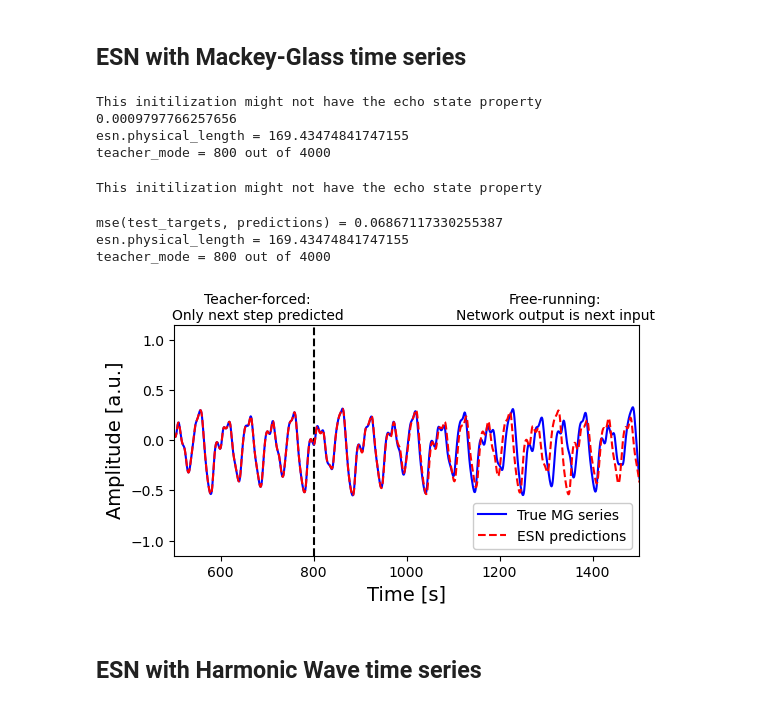
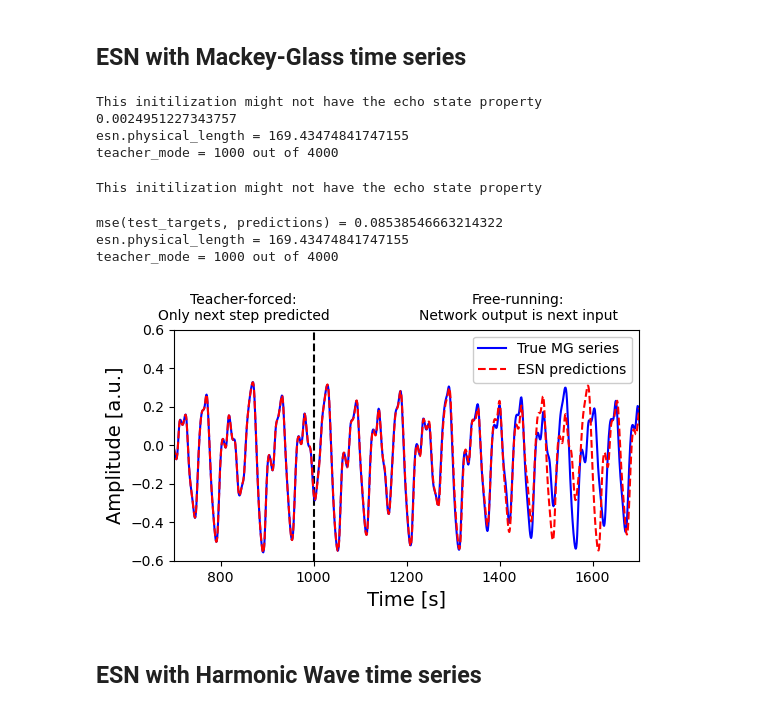
Before and after one commit to TMKamsma/Pyontronics, a Jupyter notebook: demo.ipynb, the cells around one changed output. Cells and saved outputs as stored; diff of their text form; code cells hidden in the pictures.

```diff
--- a/demo.ipynb
+++ b/demo.ipynb
@@ -75,8 +75,8 @@ plt.savefig("output/ginf_activator_plot.png",bbox_inches='tight')
 # %%
 # Generate Mackey-Glass time series for train and test sets
 mg_dt = 1
-mg_series = MackeyGlassGenerator(tau=17, n=100000, n_samples=50000, dt=mg_dt)
-mg_series_test = MackeyGlassGenerator(tau=17, n=10000, n_samples=5000, dt=mg_dt)
+mg_series = MackeyGlassGenerator(tau=17, n=21000, n_samples=21000, dt=mg_dt, seed=42)
+mg_series_test = MackeyGlassGenerator(tau=17, n=21000, n_samples=10000, dt=mg_dt, seed=24)
 
 # Normalize data between -1 and 1
 # mg_series = 2 * (mg_series - mg_series.min()) / (mg_series.max() - mg_series.min()) - 1
@@ -92,7 +92,7 @@ inputs_test = mg_series_test[:-1].reshape(-1, 1)
 targets_test = mg_series_test[1:].reshape(-1, 1)
 
 # Prepare train and test sets of desired lengths
-train_len = 40000
+train_len = 21000
 test_len = 4000
 train_inputs = inputs[:train_len]
 train_targets = targets[:train_len]
@@ -113,7 +113,7 @@ for i in range(test_num):
         sparsity=0.75,
         input_scaling=0.5,
         regularization=1e-6,
-        washout = round(train_len/400),
+        washout = 100,
         activation=ginf_activator.activate,
         guarantee_ESP=False,
         progress_bar=False,
@@ -123,10 +123,10 @@ for i in range(test_num):
     esn.fit(train_inputs, train_targets)
 
     # Generate predictions on test set
-    teacher_ratio = 0.2
+    teacher_ratio = 0.25
     predictions_mg = esn.predict(test_inputs, teacher_ratio=teacher_ratio)
 
-    mse_mean += (test_targets[883,0]-predictions_mg[883,0])**2/test_num
+    mse_mean += (test_targets[1083,0]-predictions_mg[1083,0])**2/test_num
 
 # Calculate prediction error after network settled from np.zeroes initialization
 rmse_mean = np.sqrt(mse_mean)
@@ -138,9 +138,9 @@ teacher_mode = int(len(test_targets)*teacher_ratio)
 print(f"{teacher_mode = } out of {len(test_targets)}")
 # %% [output]
 This initilization might not have the echo state property
-0.0009797766257656
+0.0024951227343757
 esn.physical_length = 169.43474841747155
-teacher_mode = 800 out of 4000
+teacher_mode = 1000 out of 4000
 # %%
 bpn = BandPassNetwork(
     input_dim=1,
@@ -148,7 +148,7 @@ bpn = BandPassNetwork(
     output_dim=1,
     leaking_rate=0.9,
     step_size=mg_dt,
-    time_scale=1/0.45,
+    time_scale=1/0.44,
     time_scale_std=0.4,
     spectral_radius=0.9,
     sparsity=0.85,
@@ -163,7 +163,7 @@ bpn = BandPassNetwork(
 bpn.fit(train_inputs, train_targets)
 
 # Generate predictions on test set
-teacher_ratio = 0.2
+teacher_ratio = 0.25
 predictions = bpn.predict(test_inputs, teacher_ratio=teacher_ratio)
 
 # Calculate prediction error after network settled from np.zeroes initialization
@@ -174,29 +174,29 @@ teacher_mode = int(len(test_targets)*teacher_ratio)
 print(f"{teacher_mode = } out of {len(test_targets)}")
 # %% [output]
 This initilization might not have the echo state property
-mse(test_targets, predictions) = 0.06867117330255387
+mse(test_targets, predictions) = 0.08538546663214322
 esn.physical_length = 169.43474841747155
-teacher_mode = 800 out of 4000
+teacher_mode = 1000 out of 4000
 # %%
-cutoff_min = 500
-cutoff_max = 1500
+cutoff_min = 700
+cutoff_max = 1700
 
 plt.figure(figsize=(6, 3))
 plt.axvline(x=teacher_mode, linestyle="--", color='black')
-plt.text(cutoff_min+180, 1.2, 'Teacher-forced:\nOnly next step predicted', dict(size=10), horizontalalignment='center')
-plt.text(cutoff_max-180, 1.2, 'Free-running:\nNetwork output is next input', dict(size=10), horizontalalignment='center')
+plt.text(cutoff_min+150, 0.65, 'Teacher-forced:\nOnly next step predicted', dict(size=10), horizontalalignment='center')
+plt.text(cutoff_max-260, 0.65, 'Free-running:\nNetwork output is next input', dict(size=10), horizontalalignment='center')
 plt.plot(test_targets, label="True MG series", alpha=1, color='blue')
 plt.plot(predictions_mg, label="ESN predictions", linestyle="--", alpha=1, color='red')
 # plt.title("Mackey-Glass Time Series Prediction (First 400 Steps)")
 plt.xlabel("Time [s]", fontsize=14)
 plt.ylabel("Amplitude [a.u.]", fontsize=14)
 plt.xlim(cutoff_min, cutoff_max)
-plt.ylim(-1.15, 1.15)
-plt.legend(loc='lower right',framealpha=1)
+plt.ylim(-0.6, 0.6)
+plt.legend(loc='upper right',framealpha=1)
 plt.savefig("output/mg_prediction_plot.pdf",bbox_inches='tight')
 plt.savefig("output/mg_prediction_plot.png",bbox_inches='tight')
 # %% [output]
-[figure, old version]
+[figure, new version]
 # %%
 #visualize_reservoir(esn)
 # %% [markdown]
```
Also changed, not shown: parts of 11 cells of this notebook, 11 other files.
